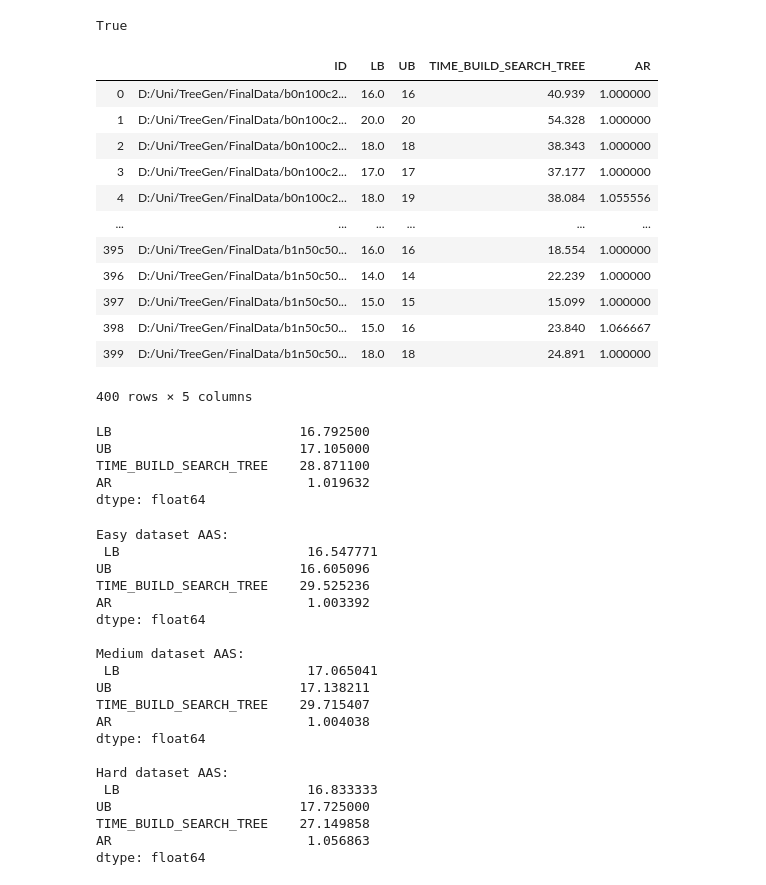
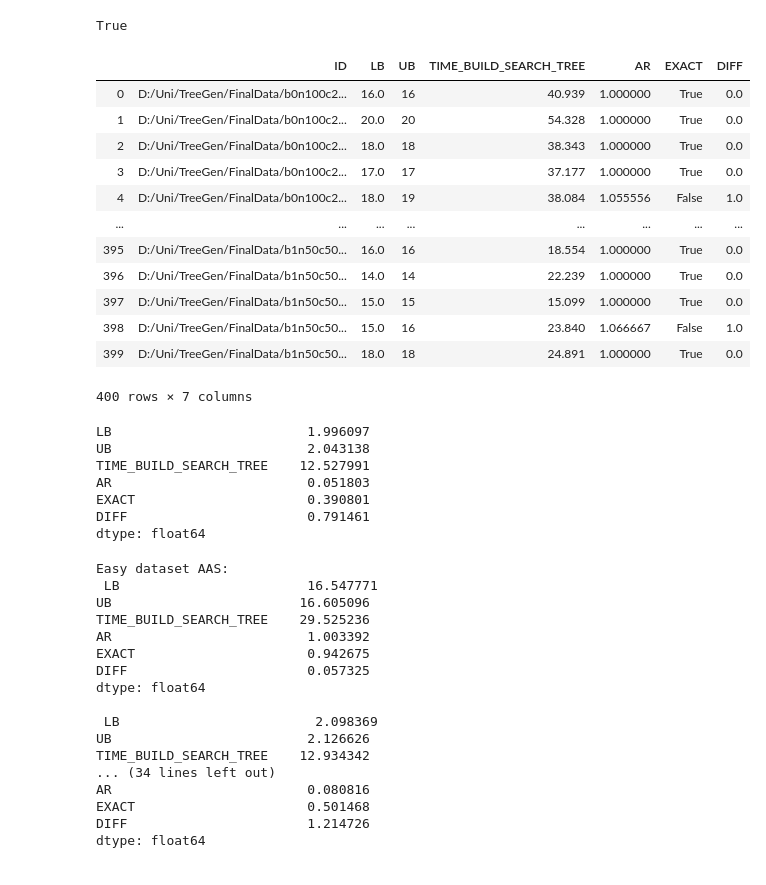
Before and after one commit to ericrisbakk/bachelor_thesis, a Jupyter notebook: data_analysis/BachelorThesisData.ipynb, the cells around one changed output. Cells and saved outputs as stored; diff of their text form; code cells hidden in the pictures.

Commit message:
Looking at meta-search data!

```diff
--- a/data_analysis/BachelorThesisData.ipynb
+++ b/data_analysis/BachelorThesisData.ipynb
@@ -166,27 +167,30 @@ bounds['AR'] = bounds.UB / bounds.LB
+# %%
+bounds['DIFF'] = bounds.UB - bounds.LB
+bounds
+# %% [output]
+|  | ID | LB | UB | TIME_BUILD_SEARCH_TREE | AR | EXACT | DIFF |
+| 0 | D:/Uni/TreeGen/FinalData/b0n100c2... | 16.0 | 16 | 40.939 | 1.000000 | True | 0.0 |
+| 1 | D:/Uni/TreeGen/FinalData/b0n100c2... | 20.0 | 20 | 54.328 | 1.000000 | True | 0.0 |
+| 2 | D:/Uni/TreeGen/FinalData/b0n100c2... | 18.0 | 18 | 38.343 | 1.000000 | True | 0.0 |
+| 3 | D:/Uni/TreeGen/FinalData/b0n100c2... | 17.0 | 17 | 37.177 | 1.000000 | True | 0.0 |
+| 4 | D:/Uni/TreeGen/FinalData/b0n100c2... | 18.0 | 19 | 38.084 | 1.055556 | False | 1.0 |
+| ... | ... | ... | ... | ... | ... | ... | ... |
+| 395 | D:/Uni/TreeGen/FinalData/b1n50c50... | 16.0 | 16 | 18.554 | 1.000000 | True | 0.0 |
+| 396 | D:/Uni/TreeGen/FinalData/b1n50c50... | 14.0 | 14 | 22.239 | 1.000000 | True | 0.0 |
+| 397 | D:/Uni/TreeGen/FinalData/b1n50c50... | 15.0 | 15 | 15.099 | 1.000000 | True | 0.0 |
+| 398 | D:/Uni/TreeGen/FinalData/b1n50c50... | 15.0 | 16 | 23.840 | 1.066667 | False | 1.0 |
+| 399 | D:/Uni/TreeGen/FinalData/b1n50c50... | 18.0 | 18 | 24.891 | 1.000000 | True | 0.0 |
+400 rows × 7 columns
 # %%
-bounds
+bounds.std()
 # %% [output]
-|  | ID | LB | UB | TIME_BUILD_SEARCH_TREE | AR |
-| 0 | D:/Uni/TreeGen/FinalData/b0n100c2... | 16.0 | 16 | 40.939 | 1.000000 |
-| 1 | D:/Uni/TreeGen/FinalData/b0n100c2... | 20.0 | 20 | 54.328 | 1.000000 |
-| 2 | D:/Uni/TreeGen/FinalData/b0n100c2... | 18.0 | 18 | 38.343 | 1.000000 |
-| 3 | D:/Uni/TreeGen/FinalData/b0n100c2... | 17.0 | 17 | 37.177 | 1.000000 |
-| 4 | D:/Uni/TreeGen/FinalData/b0n100c2... | 18.0 | 19 | 38.084 | 1.055556 |
-| ... | ... | ... | ... | ... | ... |
-| 395 | D:/Uni/TreeGen/FinalData/b1n50c50... | 16.0 | 16 | 18.554 | 1.000000 |
-| 396 | D:/Uni/TreeGen/FinalData/b1n50c50... | 14.0 | 14 | 22.239 | 1.000000 |
-| 397 | D:/Uni/TreeGen/FinalData/b1n50c50... | 15.0 | 15 | 15.099 | 1.000000 |
-| 398 | D:/Uni/TreeGen/FinalData/b1n50c50... | 15.0 | 16 | 23.840 | 1.066667 |
-| 399 | D:/Uni/TreeGen/FinalData/b1n50c50... | 18.0 | 18 | 24.891 | 1.000000 |
-400 rows × 5 columns
+LB                         1.996097
+UB                         2.043138
+TIME_BUILD_SEARCH_TREE    12.527991
+AR                         0.051803
+EXACT                      0.390801
+DIFF                       0.791461
+dtype: float64
-# %%
-bounds.mean()
-# %% [output]
-LB                        16.792500
-UB                        17.105000
-TIME_BUILD_SEARCH_TREE    28.871100
-AR                         1.019632
-dtype: float64
 # %%
 id_easy = d_easy.ID.values
 id_medium = d_medium.ID.values
@@ -196,27 +200,24 @@ bounds_easy = bounds[bounds.ID.isin(id_easy)]
 bounds_medium = bounds[bounds.ID.isin(id_medium)]
 bounds_hard = bounds[bounds.ID.isin(id_hard)]
 # %%
-print("Easy dataset AAS: \n", bounds_easy.mean())
-print("\nMedium dataset AAS: \n", bounds_medium.mean())
-print("\nHard dataset AAS: \n", bounds_hard.mean())
+print("Easy dataset AAS: \n", bounds_easy.mean(),"\n\n", bounds_easy.std())
+print("\nMedium dataset AAS: \n", bounds_medium.mean(), "\n\n", bounds_medium.std())
+print("\nHard dataset AAS: \n", bounds_hard.mean(), "\n\n", bounds_hard.std())
 # %% [output]
 Easy dataset AAS:
  LB                        16.547771
 UB                        16.605096
 TIME_BUILD_SEARCH_TREE    29.525236
 AR                         1.003392
+EXACT                      0.942675
+DIFF                       0.057325
 dtype: float64
 
-Medium dataset AAS:
- LB                        17.065041
-UB                        17.138211
-TIME_BUILD_SEARCH_TREE    29.715407
-AR                         1.004038
+ LB                         2.098369
+UB                         2.126626
+TIME_BUILD_SEARCH_TREE    12.934342
+... (34 lines left out)
+AR                         0.080816
+EXACT                      0.501468
+DIFF                       1.214726
 dtype: float64
-
-Hard dataset AAS:
- LB                        16.833333
-UB                        17.725000
-TIME_BUILD_SEARCH_TREE    27.149858
-AR                         1.056863
-dtype: float64
```
Also changed, not shown: parts of 4 cells of this notebook.
